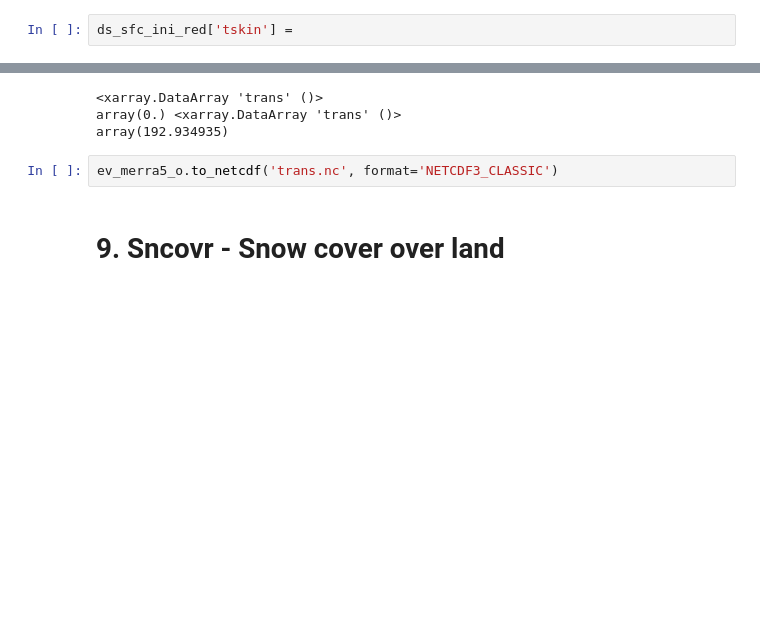
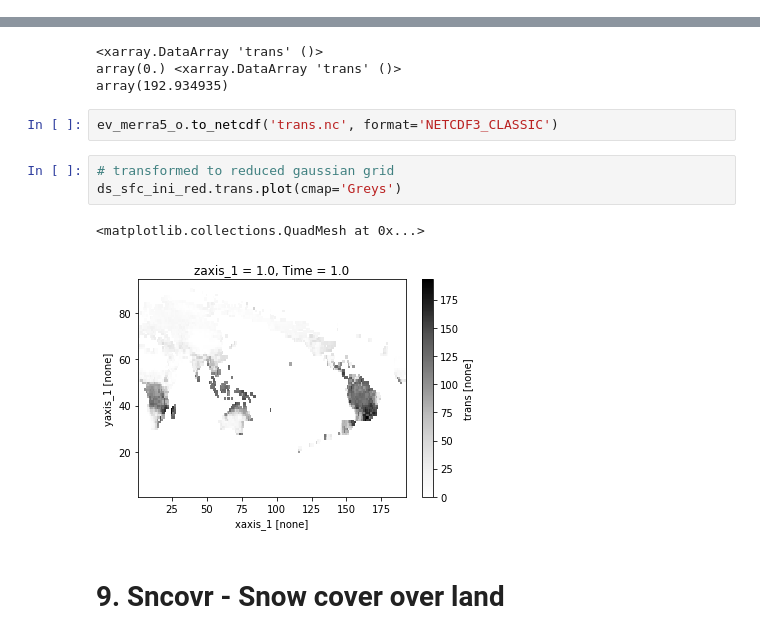
Before and after one commit to manmeet3591/python_class, a Jupyter notebook: xarray_tutorial/analyse_compare_surface_restart.ipynb, the cells around one changed output, grey strips where cells are left out. Cells and saved outputs as stored; diff of their text form; blank space fills up the shorter version.

```diff
--- a/xarray_tutorial/analyse_compare_surface_restart.ipynb
+++ b/xarray_tutorial/analyse_compare_surface_restart.ipynb
@@ -194,5 +200,3 @@ ds_sfc_ini_red.fwater.plot(cmap='Greys')
 [figure]
 # %% [raw]
 tskin = (tsea - twater*ofrac*fwater - tice*ofrac*fice)/lfrac
-# %%
-ds_sfc_ini_red['tskin'] =
@@ -425,6 +431,12 @@ array(0.) <xarray.DataArray 'trans' ()>
 array(192.934935)
 # %%
 ev_merra5_o.to_netcdf('trans.nc', format='NETCDF3_CLASSIC')
+# %%
+# transformed to reduced gaussian grid
+ds_sfc_ini_red.trans.plot(cmap='Greys')
+# %% [output]
+<matplotlib.collections.QuadMesh at 0x...>
+[figure, added]
 # %% [markdown]
 # 9. Sncovr - Snow cover over land
 # %%
```
Also changed, not shown: parts of 13 cells of this notebook.
